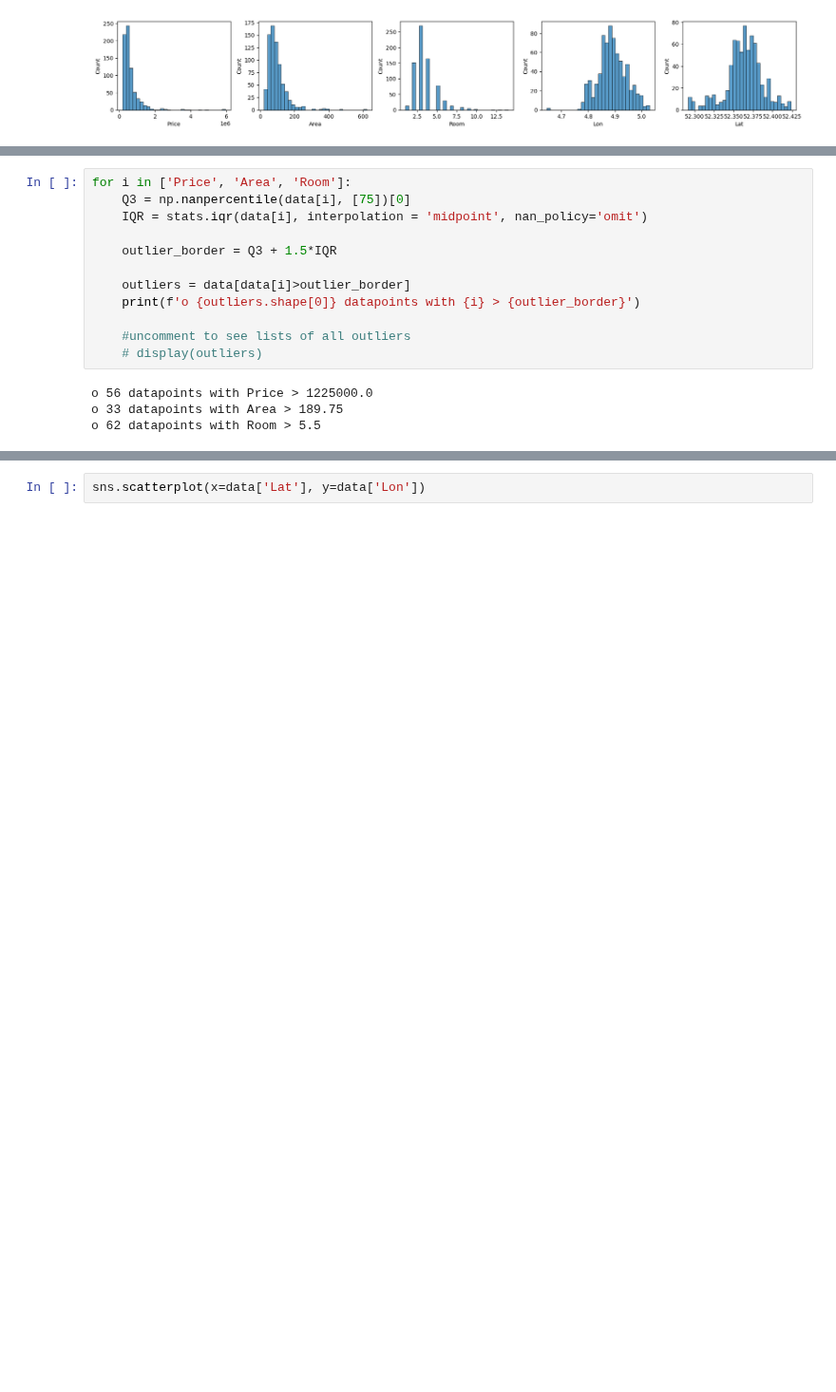
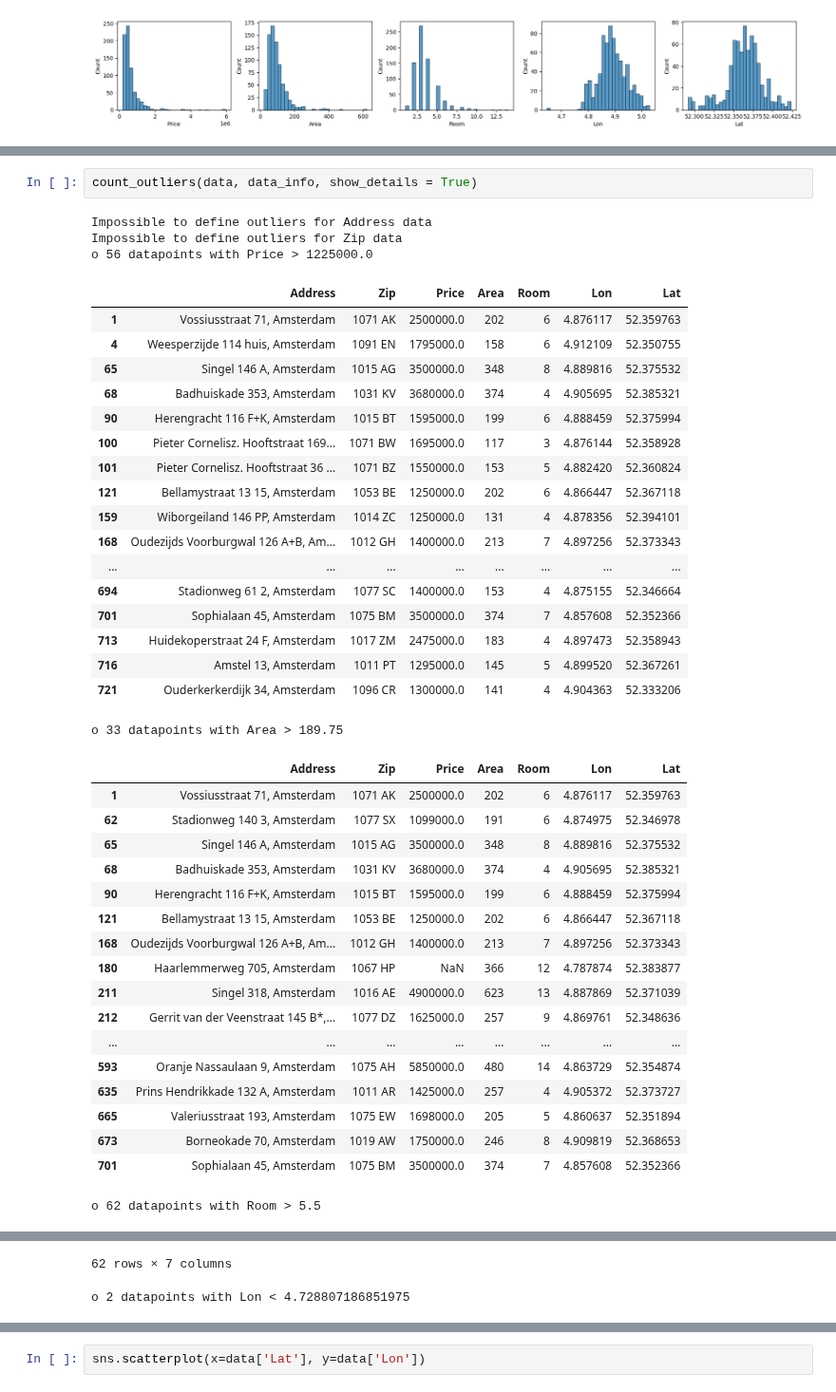
Before and after one commit to nadiia-duiunova/House_price, a Jupyter notebook: EDA.ipynb, the cells around one changed output, grey strips where cells are left out. Shown at 95% size. Drawn from its saved outputs; the diff is of its cells as text; blank space fills up the shorter version.

```diff
--- a/EDA.ipynb
+++ b/EDA.ipynb
@@ -157,16 +159,42 @@ data_info
-# %%
-for i in ['Price', 'Area', 'Room']:
-    Q3 = np.nanpercentile(data[i], [75])[0]
-    IQR = stats.iqr(data[i], interpolation = 'midpoint', nan_policy='omit')
-
-    outlier_border = Q3 + 1.5*IQR
-
-    outliers = data[data[i]>outlier_border]
-    print(f'o {outliers.shape[0]} datapoints with {i} > {outlier_border}')
-
-    #uncomment to see lists of all outliers
-    # display(outliers)
-# %% [output]
-o 56 datapoints with Price > 1225000.0
-o 33 datapoints with Area > 189.75
-o 62 datapoints with Room > 5.5
+# %%
+count_outliers(data, data_info, show_details = True)
+# %% [output]
+Impossible to define outliers for Address data
+Impossible to define outliers for Zip data
+o 56 datapoints with Price > 1225000.0
+|  | Address | Zip | Price | Area | Room | Lon | Lat |
+| 1 | Vossiusstraat 71, Amsterdam | 1071 AK | 2500000.0 | 202 | 6 | 4.876117 | 52.359763 |
+| 4 | Weesperzijde 114 huis, Amsterdam | 1091 EN | 1795000.0 | 158 | 6 | 4.912109 | 52.350755 |
+| 65 | Singel 146 A, Amsterdam | 1015 AG | 3500000.0 | 348 | 8 | 4.889816 | 52.375532 |
+| 68 | Badhuiskade 353, Amsterdam | 1031 KV | 3680000.0 | 374 | 4 | 4.905695 | 52.385321 |
+| 90 | Herengracht 116 F+K, Amsterdam | 1015 BT | 1595000.0 | 199 | 6 | 4.888459 | 52.375994 |
+| 100 | Pieter Cornelisz. Hooftstraat 169... | 1071 BW | 1695000.0 | 117 | 3 | 4.876144 | 52.358928 |
+| 101 | Pieter Cornelisz. Hooftstraat 36 ... | 1071 BZ | 1550000.0 | 153 | 5 | 4.882420 | 52.360824 |
+| 121 | Bellamystraat 13 15, Amsterdam | 1053 BE | 1250000.0 | 202 | 6 | 4.866447 | 52.367118 |
+| 159 | Wiborgeiland 146 PP, Amsterdam | 1014 ZC | 1250000.0 | 131 | 4 | 4.878356 | 52.394101 |
+| 168 | Oudezijds Voorburgwal 126 A+B, Am... | 1012 GH | 1400000.0 | 213 | 7 | 4.897256 | 52.373343 |
+| ... | ... | ... | ... | ... | ... | ... | ... |
+| 694 | Stadionweg 61 2, Amsterdam | 1077 SC | 1400000.0 | 153 | 4 | 4.875155 | 52.346664 |
+| 701 | Sophialaan 45, Amsterdam | 1075 BM | 3500000.0 | 374 | 7 | 4.857608 | 52.352366 |
+| 713 | Huidekoperstraat 24 F, Amsterdam | 1017 ZM | 2475000.0 | 183 | 4 | 4.897473 | 52.358943 |
+| 716 | Amstel 13, Amsterdam | 1011 PT | 1295000.0 | 145 | 5 | 4.899520 | 52.367261 |
+| 721 | Ouderkerkerdijk 34, Amsterdam | 1096 CR | 1300000.0 | 141 | 4 | 4.904363 | 52.333206 |
+o 33 datapoints with Area > 189.75
+|  | Address | Zip | Price | Area | Room | Lon | Lat |
+| 1 | Vossiusstraat 71, Amsterdam | 1071 AK | 2500000.0 | 202 | 6 | 4.876117 | 52.359763 |
+| 62 | Stadionweg 140 3, Amsterdam | 1077 SX | 1099000.0 | 191 | 6 | 4.874975 | 52.346978 |
+| 65 | Singel 146 A, Amsterdam | 1015 AG | 3500000.0 | 348 | 8 | 4.889816 | 52.375532 |
+| 68 | Badhuiskade 353, Amsterdam | 1031 KV | 3680000.0 | 374 | 4 | 4.905695 | 52.385321 |
+| 90 | Herengracht 116 F+K, Amsterdam | 1015 BT | 1595000.0 | 199 | 6 | 4.888459 | 52.375994 |
+| 121 | Bellamystraat 13 15, Amsterdam | 1053 BE | 1250000.0 | 202 | 6 | 4.866447 | 52.367118 |
+| 168 | Oudezijds Voorburgwal 126 A+B, Am... | 1012 GH | 1400000.0 | 213 | 7 | 4.897256 | 52.373343 |
+| 180 | Haarlemmerweg 705, Amsterdam | 1067 HP | NaN | 366 | 12 | 4.787874 | 52.383877 |
+| 211 | Singel 318, Amsterdam | 1016 AE | 4900000.0 | 623 | 13 | 4.887869 | 52.371039 |
+| 212 | Gerrit van der Veenstraat 145 B*,... | 1077 DZ | 1625000.0 | 257 | 9 | 4.869761 | 52.348636 |
+| ... | ... | ... | ... | ... | ... | ... | ... |
+| 593 | Oranje Nassaulaan 9, Amsterdam | 1075 AH | 5850000.0 | 480 | 14 | 4.863729 | 52.354874 |
+| 635 | Prins Hendrikkade 132 A, Amsterdam | 1011 AR | 1425000.0 | 257 | 4 | 4.905372 | 52.373727 |
+| 665 | Valeriusstraat 193, Amsterdam | 1075 EW | 1698000.0 | 205 | 5 | 4.860637 | 52.351894 |
+| 673 | Borneokade 70, Amsterdam | 1019 AW | 1750000.0 | 246 | 8 | 4.909819 | 52.368653 |
+| 701 | Sophialaan 45, Amsterdam | 1075 BM | 3500000.0 | 374 | 7 | 4.857608 | 52.352366 |
+o 62 datapoints with Room > 5.5
@@ -172,0 +213,2 @@ o 62 datapoints with Room > 5.5
+62 rows × 7 columns
+o 2 datapoints with Lon < 4.728807186851975
```
Also changed, not shown: parts of 12 cells of this notebook.
